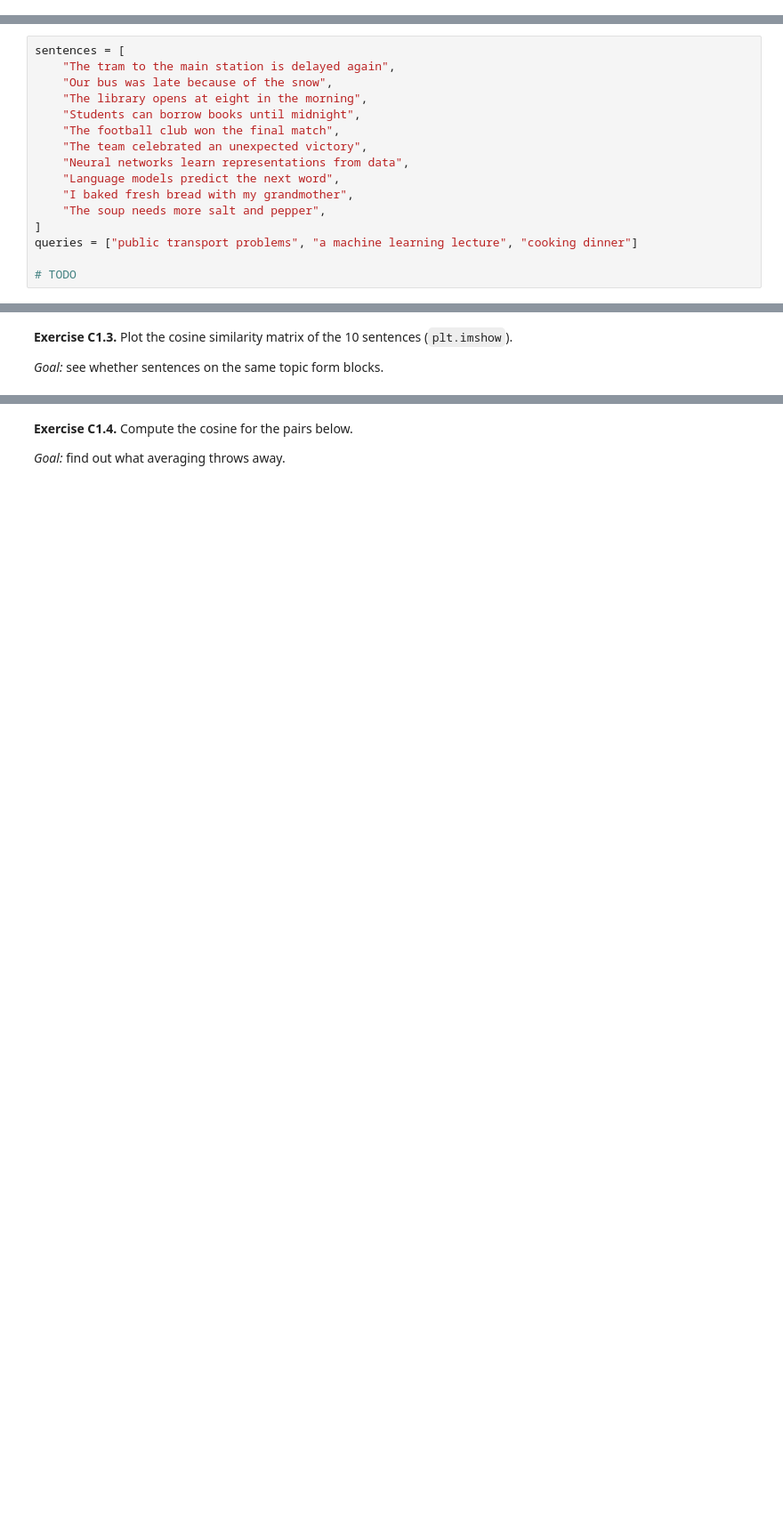
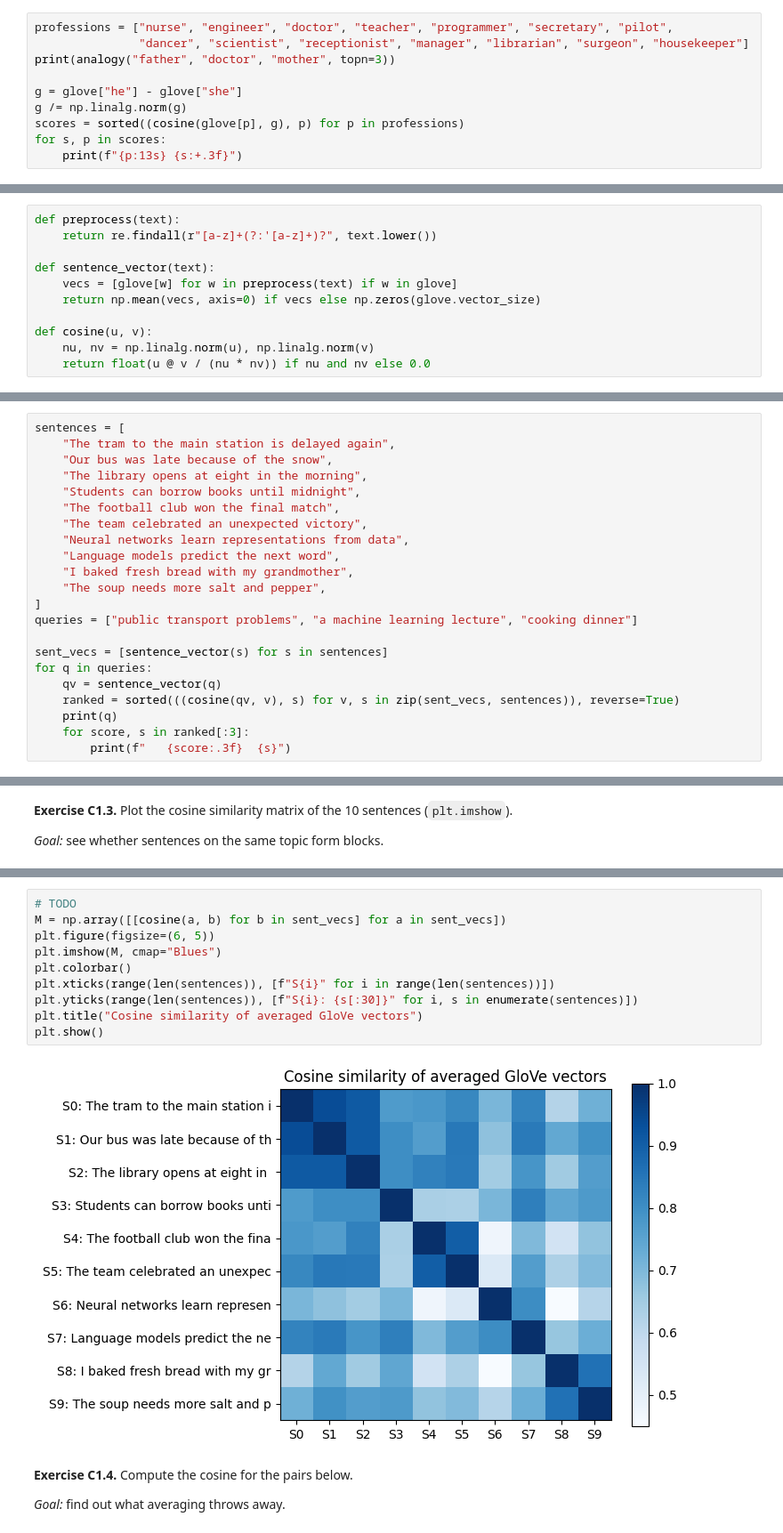
Before and after one commit to rezaeim748/LLMs-Lab-2, a Jupyter notebook: lab2_word_representations.ipynb, the cells around one changed output, grey strips where cells are left out. Shown at 89% size. Drawn from its saved outputs; the diff is of its cells as text; blank space fills up the shorter version.

```diff
--- a/lab2_word_representations.ipynb
+++ b/lab2_word_representations.ipynb
@@ -531,0 +579,10 @@ professions = ["nurse", "engineer", "doctor", "teacher", "programmer", "secretar
+# %%
+professions = ["nurse", "engineer", "doctor", "teacher", "programmer", "secretary", "pilot",
+               "dancer", "scientist", "receptionist", "manager", "librarian", "surgeon", "housekeeper"]
+print(analogy("father", "doctor", "mother", topn=3))
+
+g = glove["he"] - glove["she"]
+g /= np.linalg.norm(g)
+scores = sorted((cosine(glove[p], g), p) for p in professions)
+for s, p in scores:
+    print(f"{p:13s} {s:+.3f}")
@@ -584,3 +657,14 @@ def cosine(u, v):
+# %%
+def preprocess(text):
+    return re.findall(r"[a-z]+(?:'[a-z]+)?", text.lower())
+
+def sentence_vector(text):
+    vecs = [glove[w] for w in preprocess(text) if w in glove]
+    return np.mean(vecs, axis=0) if vecs else np.zeros(glove.vector_size)
+
+def cosine(u, v):
+    nu, nv = np.linalg.norm(u), np.linalg.norm(v)
+    return float(u @ v / (nu * nv)) if nu and nv else 0.0
 # %% [markdown]
 **Exercise C1.2.** For each query, print the 3 most similar sentences with their scores. Add your own query.
 
@@ -600,4 +684,10 @@ sentences = [
 ]
 queries = ["public transport problems", "a machine learning lecture", "cooking dinner"]
 
-# TODO
+sent_vecs = [sentence_vector(s) for s in sentences]
+for q in queries:
+    qv = sentence_vector(q)
+    ranked = sorted(((cosine(qv, v), s) for v, s in zip(sent_vecs, sentences)), reverse=True)
+    print(q)
+    for score, s in ranked[:3]:
+        print(f"   {score:.3f}  {s}")
@@ -610,3 +711,15 @@ queries = ["public transport problems", "a machine learning lecture", "cooking d
+# %%
+# TODO
+M = np.array([[cosine(a, b) for b in sent_vecs] for a in sent_vecs])
+plt.figure(figsize=(6, 5))
+plt.imshow(M, cmap="Blues")
+plt.colorbar()
+plt.xticks(range(len(sentences)), [f"S{i}" for i in range(len(sentences))])
+plt.yticks(range(len(sentences)), [f"S{i}: {s[:30]}" for i, s in enumerate(sentences)])
+plt.title("Cosine similarity of averaged GloVe vectors")
+plt.show()
+# %% [output]
+[figure, added]
 # %% [markdown]
 **Exercise C1.4.** Compute the cosine for the pairs below.
 
```
Also changed, not shown: parts of 27 cells of this notebook.
